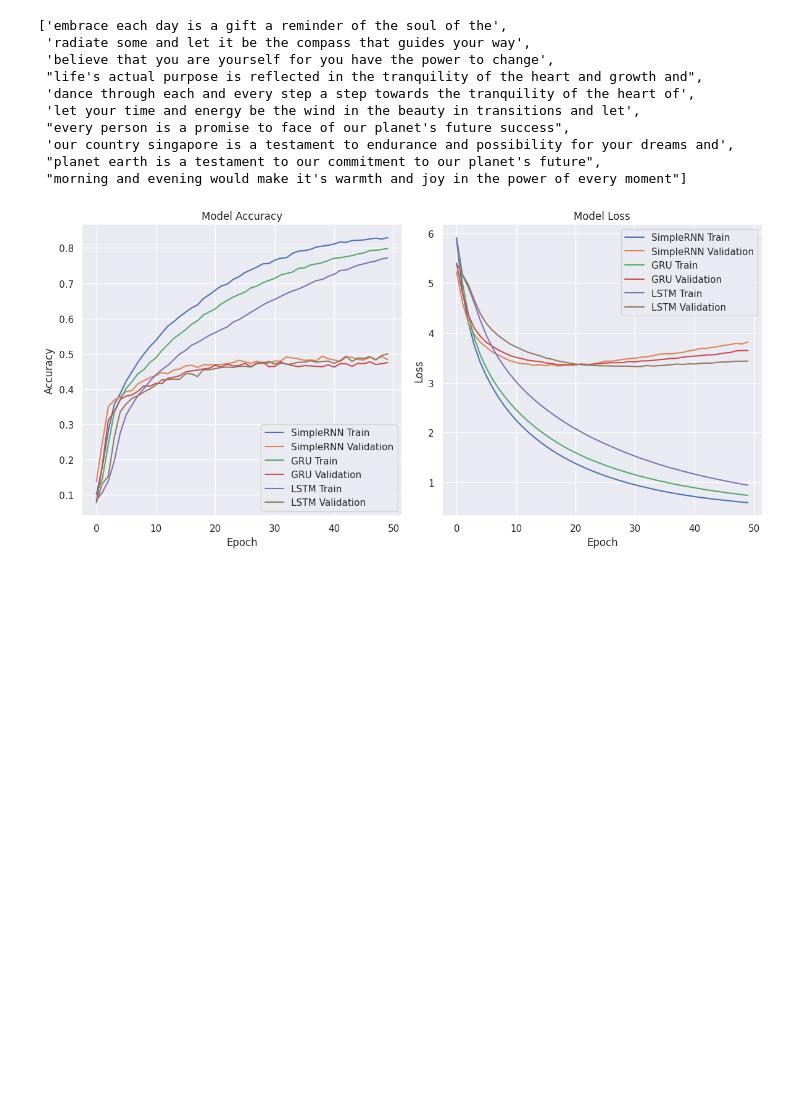
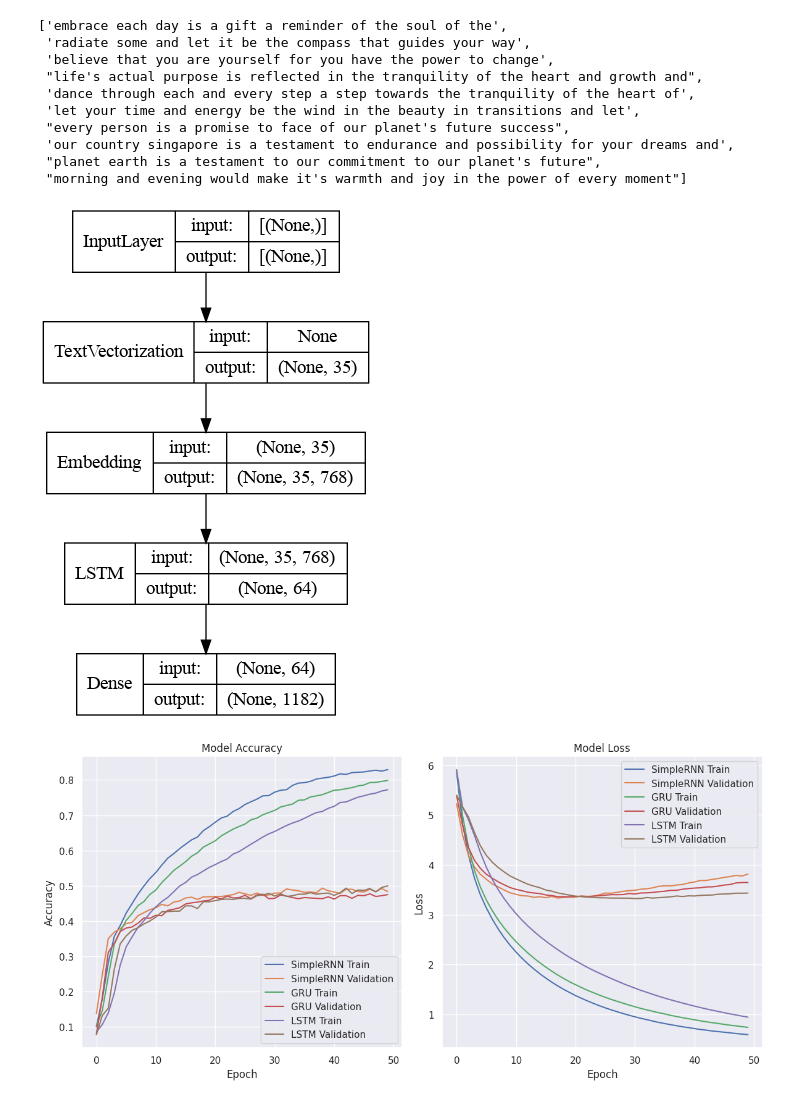
Before and after one commit to glennwuwu/next-word-predictor-rnn, a Jupyter notebook: RNN.ipynb, the cells around one changed output. Saved outputs shown, nothing was run; the diff lists cells and outputs as text; code cells hidden in the pictures; blank space fills up the shorter version.

Commit message:
Models Done

```diff
--- a/RNN.ipynb
+++ b/RNN.ipynb
@@ -1195,6 +1221,10 @@ display(objective_task(simple_LSTM))
  'our country singapore is a testament to endurance and possibility for your dreams and',
  "planet earth is a testament to our commitment to our planet's future",
  "morning and evening would make it's warmth and joy in the power of every moment"]
+# %%
+plot_model(simple_LSTM, show_shapes=True, show_layer_names=False)
+# %% [output]
+[figure, added]
 # %%
 plot_history(basic_RNNs, "")
 # %% [output]
```
Also changed, not shown: parts of 113 cells of this notebook, 36 other files.
